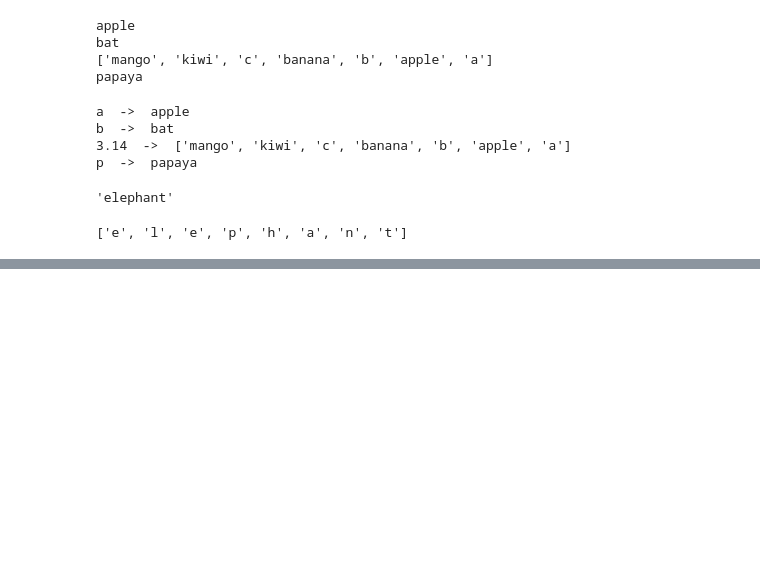
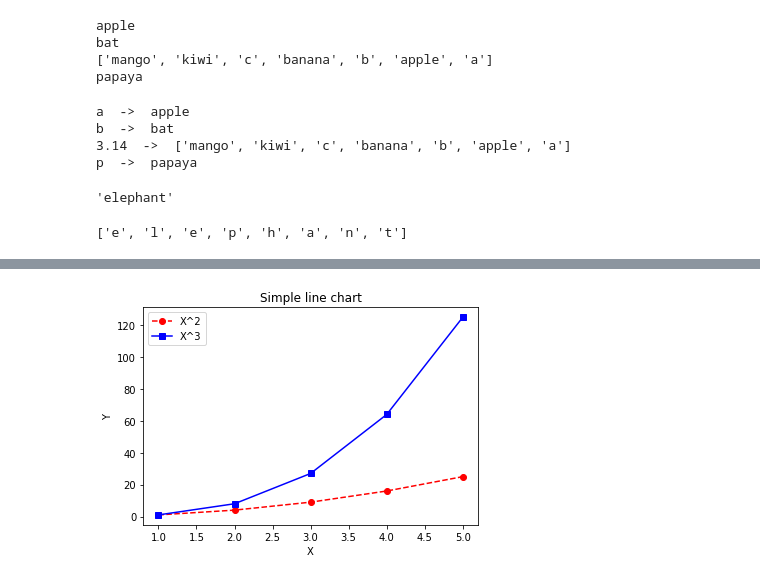
Before and after one commit to sharmasaravanan/Machine_learning, a Jupyter notebook: MSME-ML_deployment-2021.ipynb, the cells around one changed output, grey strips where cells are left out. Saved outputs shown, nothing was run; the diff lists cells and outputs as text; code cells hidden in the pictures; blank space fills up the shorter version.

```diff
--- a/MSME-ML_deployment-2021.ipynb
+++ b/MSME-ML_deployment-2021.ipynb
@@ -1059,0 +1108,10 @@ data
+# %%
+# 1 figure 1 plot 2 graph
+plt.plot(x,y,'ro--',x,y1,'bs-')
+plt.xlabel("X")
+plt.ylabel("Y")
+plt.legend(['X^2','X^3'])
+plt.title("Simple line chart")
+plt.show()
+# %% [output]
+[figure, added]
```
Also changed, not shown: parts of 195 cells of this notebook.
